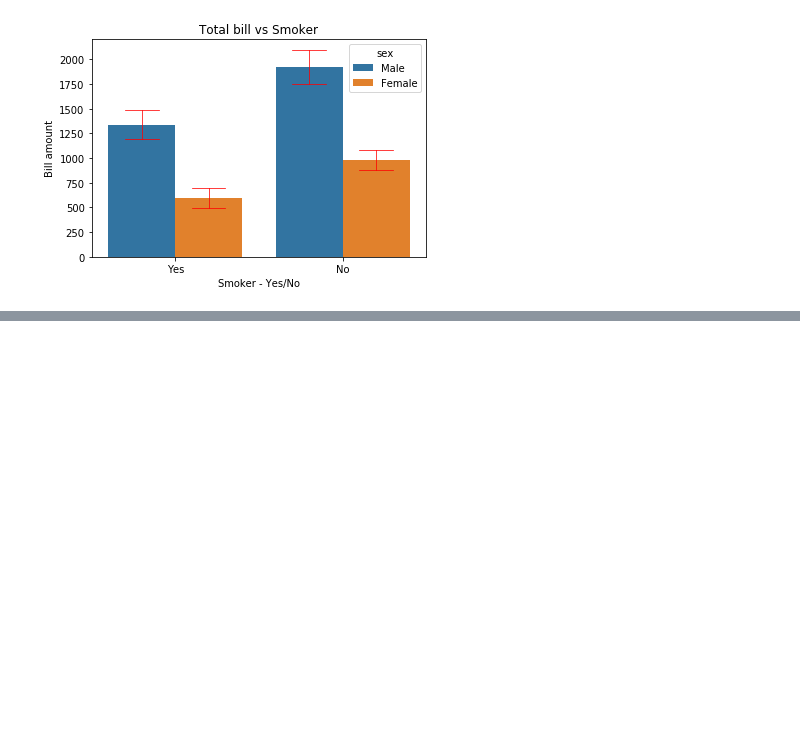
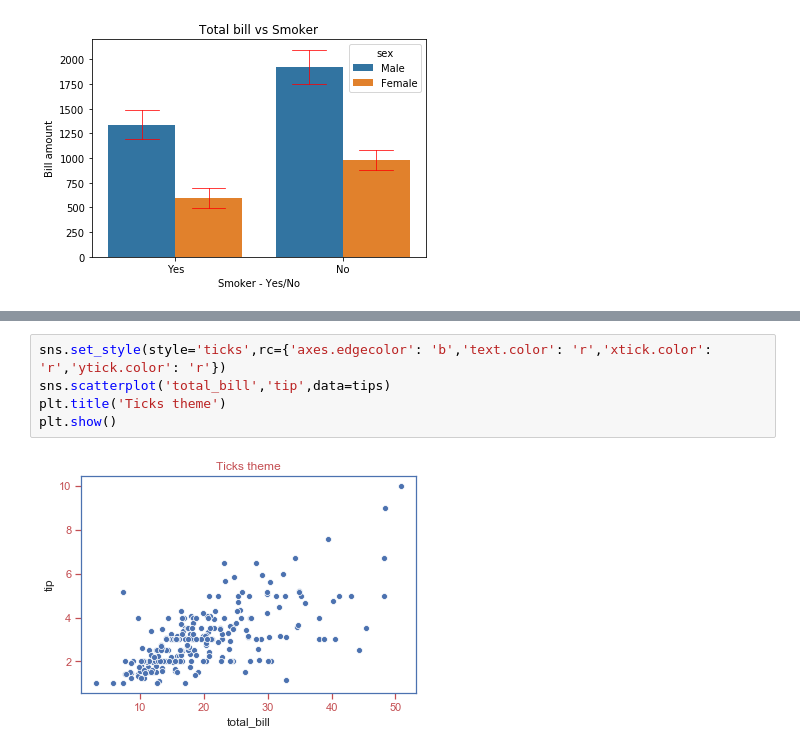
Before and after one commit to ajaytech002/visualization, a Jupyter notebook: Seaborn Demo Examples.ipynb, the cells around one changed output, grey strips where cells are left out. Cells and saved outputs as stored; diff of their text form; blank space fills up the shorter version.

```diff
--- a/Seaborn Demo Examples.ipynb
+++ b/Seaborn Demo Examples.ipynb
@@ -61,0 +91,7 @@ plt.show()
+# %%
+sns.set_style(style='ticks',rc={'axes.edgecolor': 'b','text.color': 'r','xtick.color': 'r','ytick.color': 'r'})
+sns.scatterplot('total_bill','tip',data=tips)
+plt.title('Ticks theme')
+plt.show()
+# %% [output]
+[figure, added]
```
Also changed, not shown: parts of 37 cells of this notebook, 4 other files.
